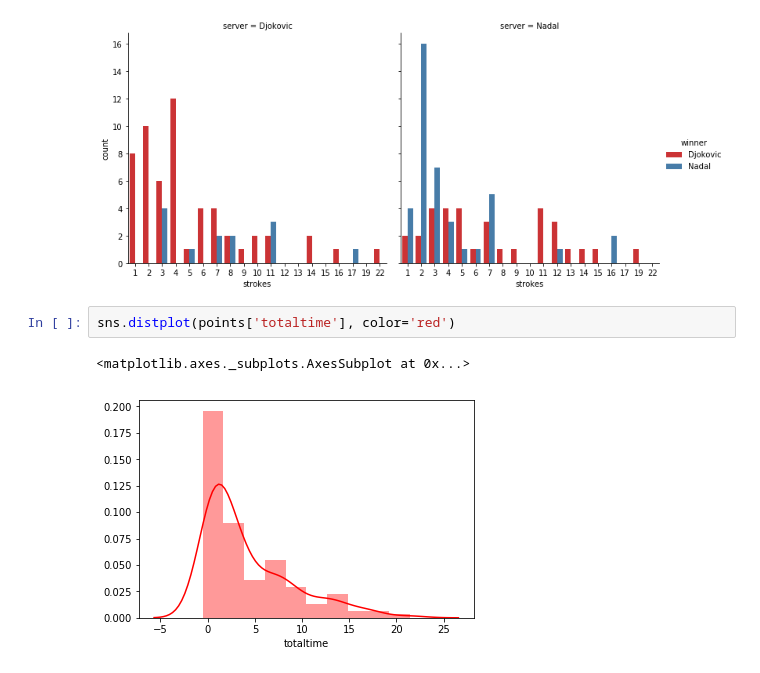
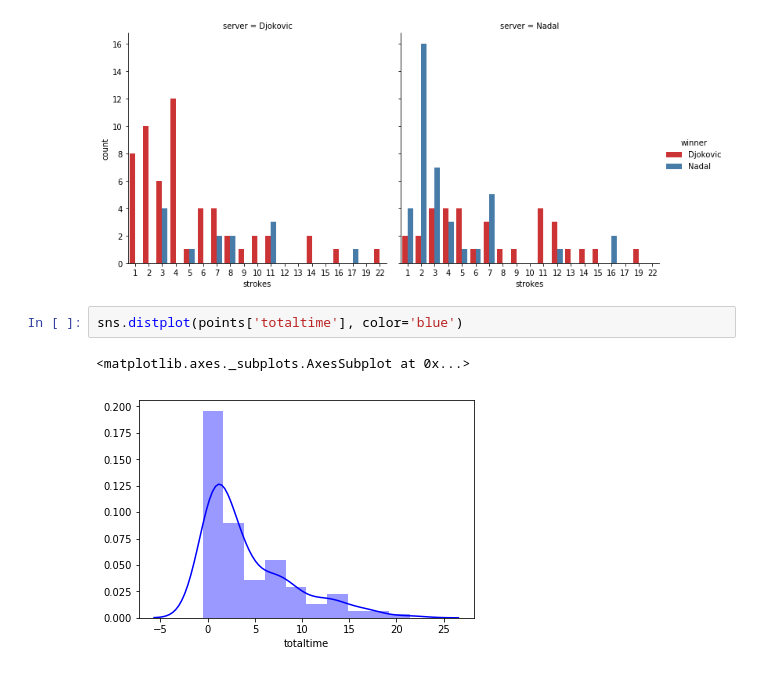
Before and after one commit to davisthrailkill/aus_open_final, a Jupyter notebook: aus_open_final.ipynb, the cells around one changed output. Cells and saved outputs as stored; diff of their text form.

Commit message:
looking at total points

```diff
--- a/aus_open_final.ipynb
+++ b/aus_open_final.ipynb
@@ -153,7 +153,7 @@ sns.catplot(x='strokes', hue='winner', col='server', data=points, kind='count',
 <seaborn.axisgrid.FacetGrid at 0x...>
 [figure]
 # %%
-sns.distplot(points['totaltime'], color='red')
+sns.distplot(points['totaltime'], color='blue')
 # %% [output]
 <matplotlib.axes._subplots.AxesSubplot at 0x...>
-[figure, old version]
+[figure, new version]
```
Also changed, not shown: parts of 1 cell of this notebook.
